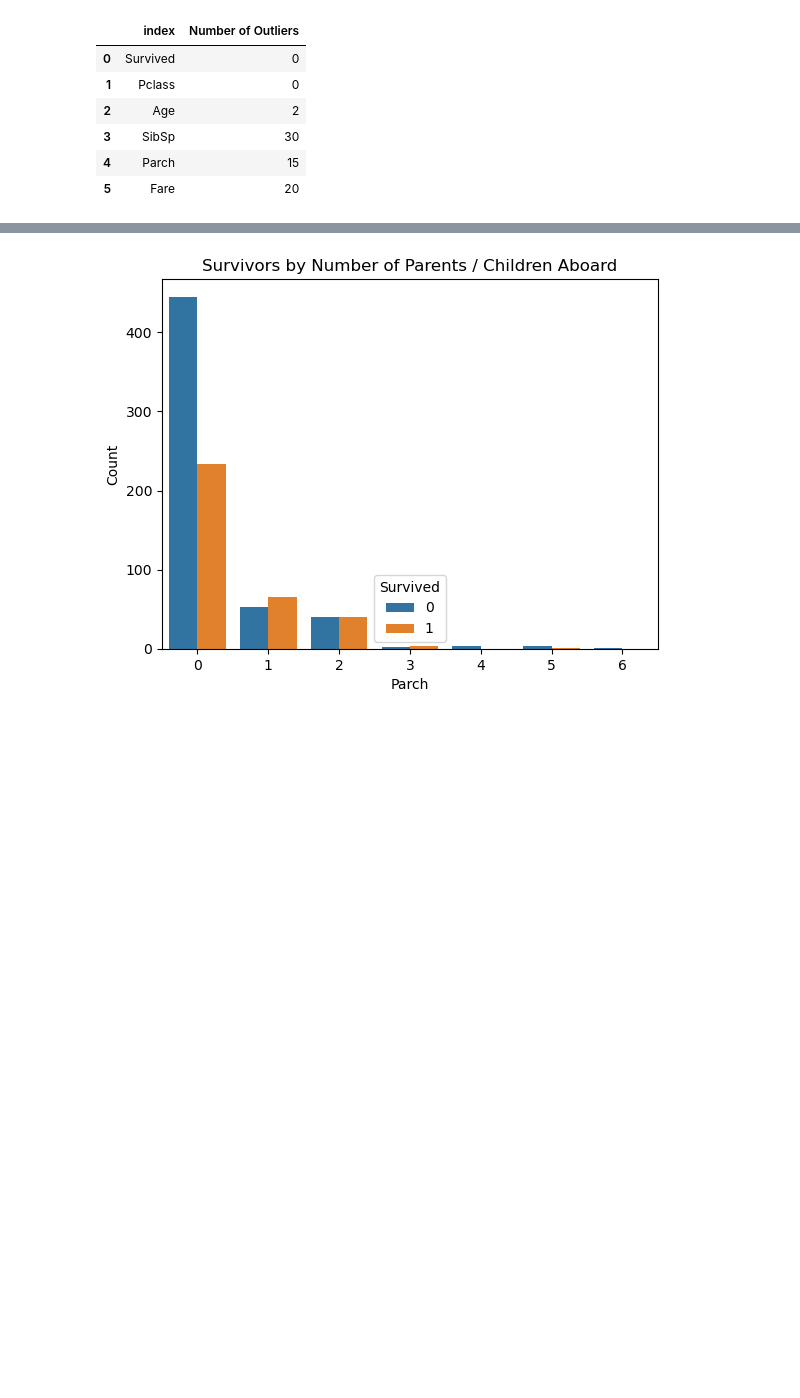
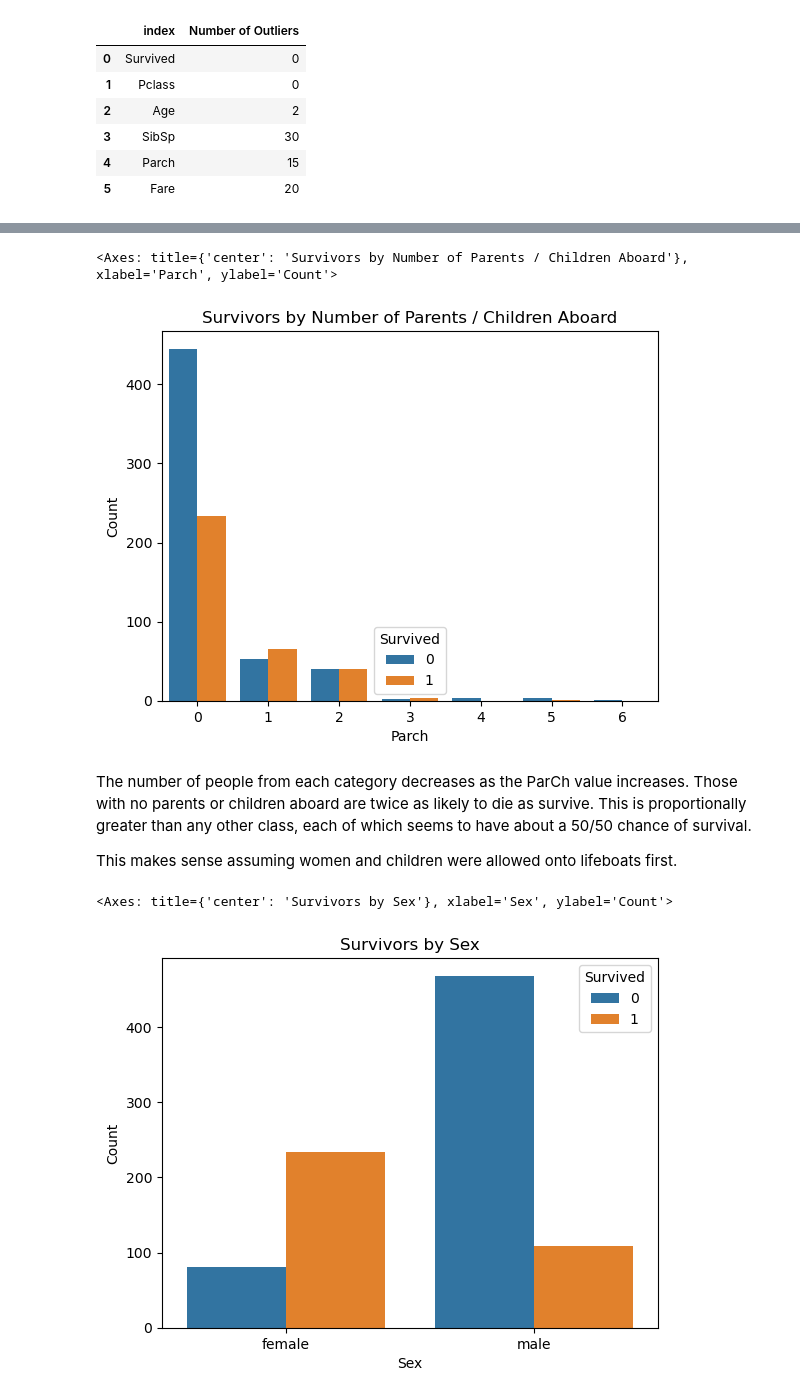
Before and after one commit to ADPriceless/TDA_Assignment_Titanic, a Jupyter notebook: exploration.ipynb, the cells around one changed output, grey strips where cells are left out. Cells and saved outputs as stored; diff of their text form; code cells hidden in the pictures; blank space fills up the shorter version.

```diff
--- a/exploration.ipynb
+++ b/exploration.ipynb
@@ -102,4 +106,19 @@ plot_bar_by_class(df_titanic, 'Pclass', 'Survived', 'Survivors by Ticket Class')
 # %%
-plot_bar_by_class(df_titanic, 'Parch', 'Survived', 'Survivors by Number of Parents / Children Aboard')
+graph.plot_bar_by_category(
+    df_titanic, 'Parch', 'Survived',
+    'Survivors by Number of Parents / Children Aboard'
+)
 # %% [output]
+<Axes: title={'center': 'Survivors by Number of Parents / Children Aboard'}, xlabel='Parch', ylabel='Count'>
 [figure]
+# %% [markdown]
+The number of people from each category decreases as the ParCh value increases. Those with no parents or children aboard are twice as likely to die as survive. This is proportionally greater than any other class, each of which seems to have about a 50/50 chance of survival.
+
+This makes sense assuming women and children were allowed onto lifeboats first.
+# %%
+graph.plot_bar_by_category(
+    df_titanic, 'Sex', 'Survived', 'Survivors by Sex'
+)
+# %% [output]
+<Axes: title={'center': 'Survivors by Sex'}, xlabel='Sex', ylabel='Count'>
+[figure, added]
```
Also changed, not shown: parts of 20 cells of this notebook.
